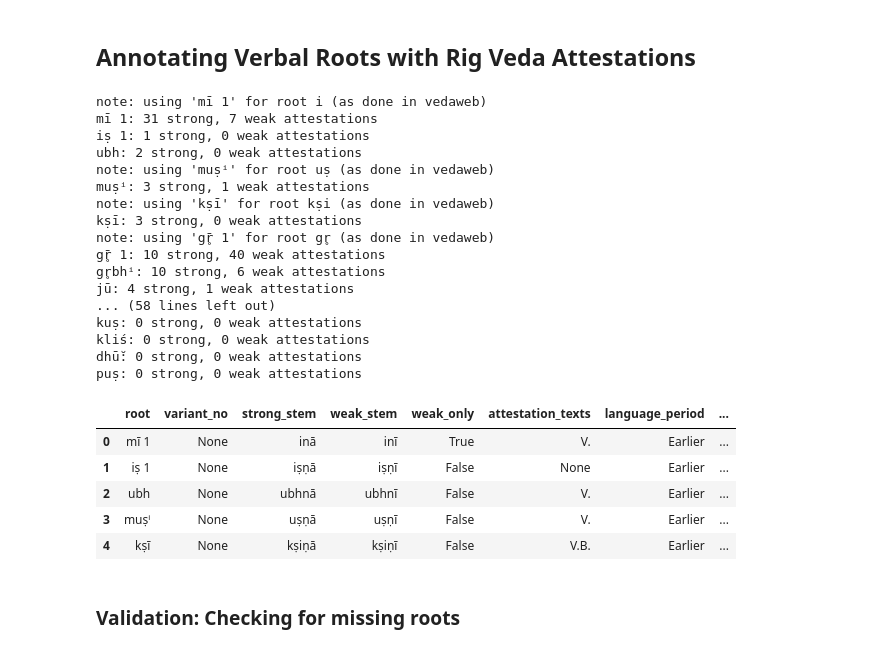
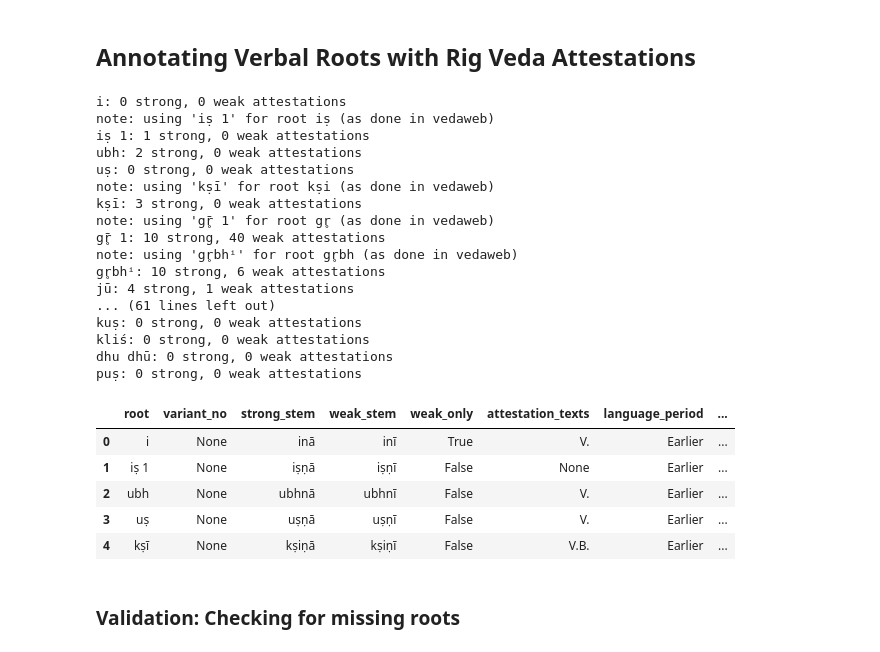
Before and after one commit to anupdhml/sanskrit_ninth_class_meter, a Jupyter notebook: README.ipynb, the cells around one changed output. Drawn from its saved outputs; the diff is of its cells as text; code cells hidden in the pictures.

Commit message:
Disambiguate short roots like i/uṣ and handle roots with stem variants
Signed-off-by: Anup Dhamala <anupdhml+git@gmail.com>

```diff
--- a/README.ipynb
+++ b/README.ipynb
@@ -239,8 +262,23 @@ def search_verb_form_attestations_vedaweb_helper(root, stem=None, results_no=10,
         "distance": 0
     }
 
+    # FIXME make this compulsory
     if stem:
-        search_block["term"] = '*' + stem + '*'
+        # handle stems that have spaces to mark variants too!
+        # when multiple terms are present separated via space, vedaweb interprets it as an
+        # "or" search which is convenient for us
+        # TODO break down the search for each variant so that we can track results for each
+        # separately? not needed at this stage though
+        stem_variants = [ '*' + stem_variant + '*' for stem_variant in stem.split(" ")]
+        search_block["term"] = ' '.join(stem_variants)
+        #print(search_block["term"])
+
+    # for these roots, actually pass in the roots to disambiguate its forms from
+    # *mi* and *muṣ*
+    # FIXME find a better plac for these overrides
+    if root in ["i", "uṣ", "vr̥ vr̥̄", "vr̥"]:
+        search_block["lemma"] = root
+        #print(search_block["lemma"])
 
     response = requests.post(
         VEDAWEB_API_URL + "/search/grammar",
@@ -381,13 +419,15 @@ for root in whitney_roots:
 
     # FIXME remove this test filter
     #if root["root"] not in ["iṣ 1", "pū", "vr̥~ vr̥̄"]:
-    #if root["root"] not in ["pū", "gr̥bh"]:
-    ##if root["root"] not in ["śr̥", "dr̥", "pr̥"]:
-    #if root["root"] not in ["pū", "gr̥bh", "iṣ", "vr̥ vr̥̄", "vr̥"]:
+    #
+    #if root["root"] not in ["śr̥", "dr̥", "pr̥"]:
+    #if root["root"] not in ["i", "uṣ", "mi mī" "muṣ"]:
+    #if root["root"] not in ["vr̥ vr̥̄", "vr̥"]:
+    #if root["root"] not in ["pū", "gr̥bh", "iṣ"]:
         #root["strong_attestations"] = ''
         #root["weak_attestations"] = ''
         #roots.append(root)
-        ##continue
+        #continue
 
     # FIXME automate this logic when no hits are found for the root
     #root_variant = root["root"]
@@ -459,43 +499,44 @@ for root in whitney_roots:
     print(
         # print the variant root form found in vedaweb, if it's there
         #f"{' (' + root['root_variant_vedaweb'] + ')' if root['root_variant_vedaweb'] else ''}",
         f"{root['root']}: {results_strong['total']} strong, {results_weak['total']} weak attestations"
     )
 
     # so that we don't hammer the api
     #time.sleep(0.5)
 
 #pprint(roots)
 
 with open(f"data/roots_ninth_class_attestations.json", 'w') as f:
     json.dump(roots_attested_words_by_stanza, f, indent=2, ensure_ascii=False)
 
+import pandas
 df_roots = pandas.DataFrame.from_dict(roots)
 df_roots.to_csv("data/roots_ninth_class.csv", index=None)
 df_roots.head()
 # %% [output]
-note: using 'mī 1' for root i (as done in vedaweb)
-mī 1: 31 strong, 7 weak attestations
+i: 0 strong, 0 weak attestations
+note: using 'iṣ 1' for root iṣ (as done in vedaweb)
 iṣ 1: 1 strong, 0 weak attestations
 ubh: 2 strong, 0 weak attestations
-note: using 'muṣⁱ' for root uṣ (as done in vedaweb)
-muṣⁱ: 3 strong, 1 weak attestations
+uṣ: 0 strong, 0 weak attestations
 note: using 'kṣī' for root kṣi (as done in vedaweb)
 kṣī: 3 strong, 0 weak attestations
 note: using 'gr̥̄ 1' for root gr̥ (as done in vedaweb)
 gr̥̄ 1: 10 strong, 40 weak attestations
+note: using 'gr̥bhⁱ' for root gr̥bh (as done in vedaweb)
 gr̥bhⁱ: 10 strong, 6 weak attestations
 jū: 4 strong, 1 weak attestations
-... (58 lines left out)
+... (61 lines left out)
 kuṣ: 0 strong, 0 weak attestations
 kliś: 0 strong, 0 weak attestations
-dhū̆: 0 strong, 0 weak attestations
+dhu dhū: 0 strong, 0 weak attestations
 puṣ: 0 strong, 0 weak attestations
 |  | root | variant_no | strong_stem | weak_stem | weak_only | attestation_texts | language_period | ... |
-| 0 | mī 1 | None | inā | inī | True | V. | Earlier | ... |
+| 0 | i | None | inā | inī | True | V. | Earlier | ... |
 | 1 | iṣ 1 | None | iṣṇā | iṣṇī | False | None | Earlier | ... |
 | 2 | ubh | None | ubhnā | ubhnī | False | V. | Earlier | ... |
-| 3 | muṣⁱ | None | uṣṇā | uṣṇī | False | V. | Earlier | ... |
+| 3 | uṣ | None | uṣṇā | uṣṇī | False | V. | Earlier | ... |
 | 4 | kṣī | None | kṣiṇā | kṣiṇī | False | V.B. | Earlier | ... |
 # %% [markdown]
 ### Validation: Checking for missing roots
```
Also changed, not shown: parts of 11 cells of this notebook, 5 other files.
